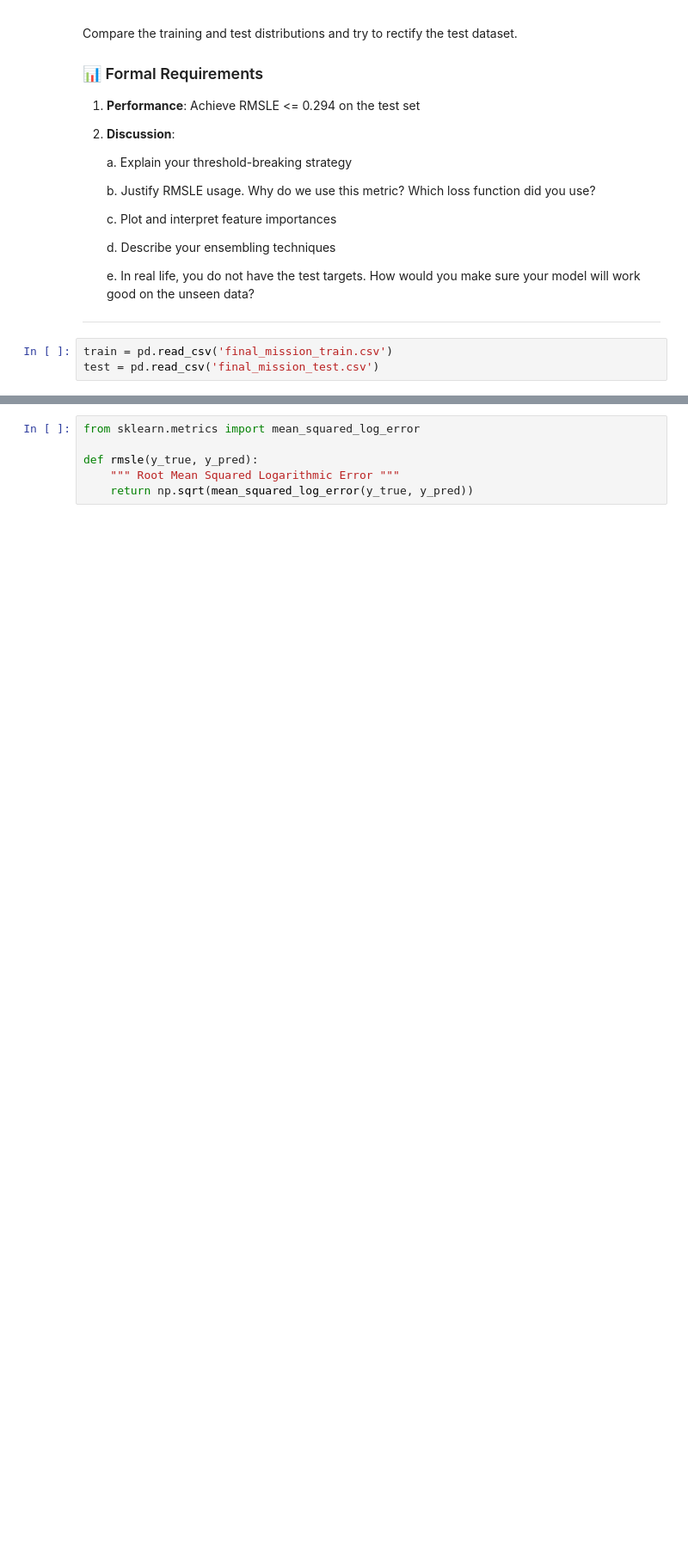
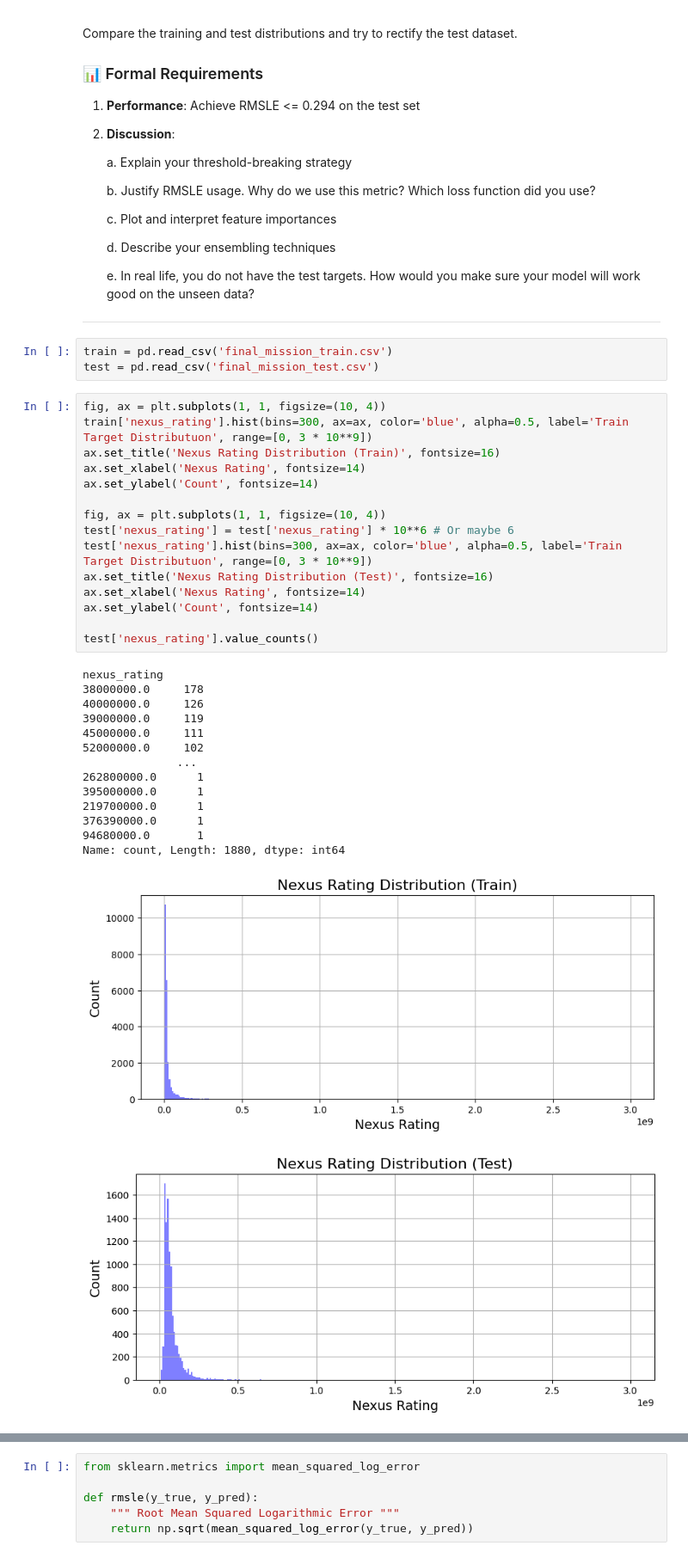
Before and after one commit to Eoely/TDT4172, a Jupyter notebook: a1/Chapter_1.ipynb, the cells around one changed output, grey strips where cells are left out. Shown at 86% size. Cells and saved outputs as stored; diff of their text form; blank space fills up the shorter version.

```diff
--- a/a1/Chapter_1.ipynb
+++ b/a1/Chapter_1.ipynb
@@ -385,5 +385,36 @@ Compare the training and test distributions and try to rectify the test dataset.
 # %%
 train = pd.read_csv('final_mission_train.csv')
 test = pd.read_csv('final_mission_test.csv')
+# %%
+fig, ax = plt.subplots(1, 1, figsize=(10, 4))
+train['nexus_rating'].hist(bins=300, ax=ax, color='blue', alpha=0.5, label='Train Target Distributuon', range=[0, 3 * 10**9])
+ax.set_title('Nexus Rating Distribution (Train)', fontsize=16)
+ax.set_xlabel('Nexus Rating', fontsize=14)
+ax.set_ylabel('Count', fontsize=14)
+
+fig, ax = plt.subplots(1, 1, figsize=(10, 4))
+test['nexus_rating'] = test['nexus_rating'] * 10**6 # Or maybe 6
+test['nexus_rating'].hist(bins=300, ax=ax, color='blue', alpha=0.5, label='Train Target Distributuon', range=[0, 3 * 10**9])
+ax.set_title('Nexus Rating Distribution (Test)', fontsize=16)
+ax.set_xlabel('Nexus Rating', fontsize=14)
+ax.set_ylabel('Count', fontsize=14)
+
+test['nexus_rating'].value_counts()
+# %% [output]
+nexus_rating
+38000000.0     178
+40000000.0     126
+39000000.0     119
+45000000.0     111
+52000000.0     102
+              ...
+262800000.0      1
+395000000.0      1
+219700000.0      1
+376390000.0      1
+94680000.0       1
+Name: count, Length: 1880, dtype: int64
+[figure, added]
+[figure, added]
 # %%
 fig, ax = plt.subplots(1, 1, figsize=(10, 4))
```
Also changed, not shown: parts of 4 cells of this notebook, 3 other files.
